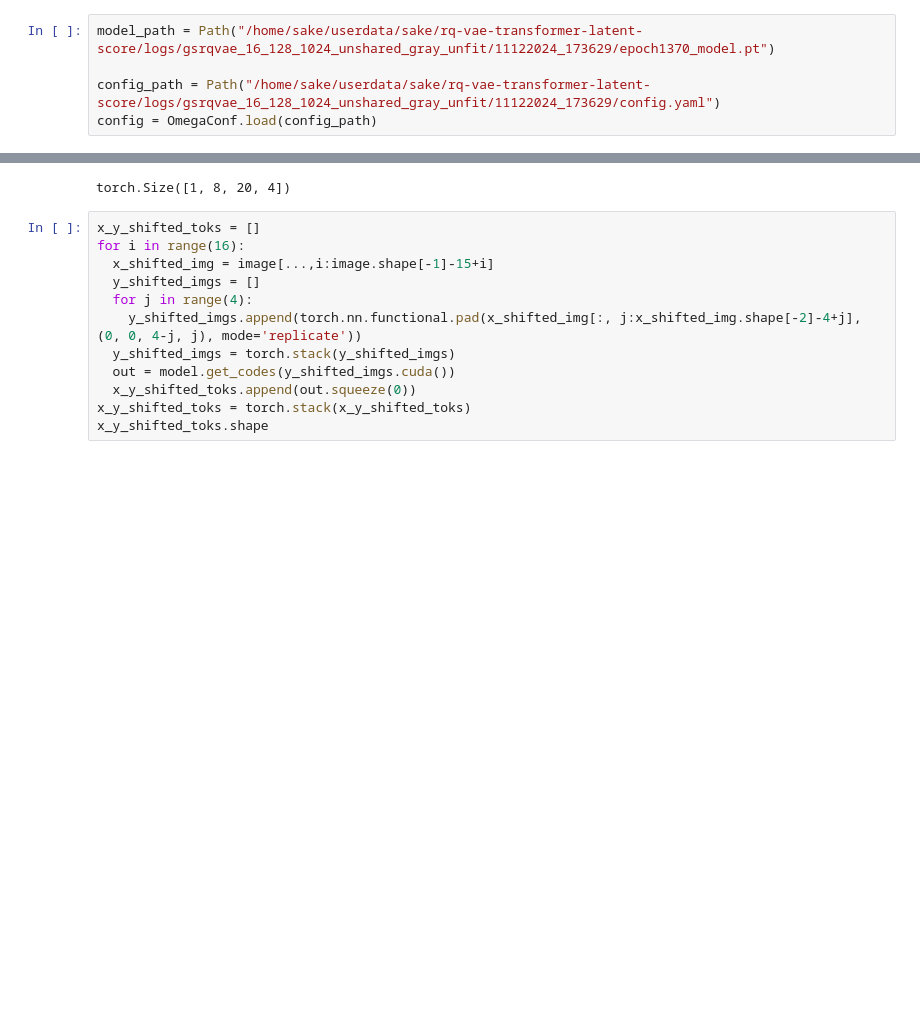
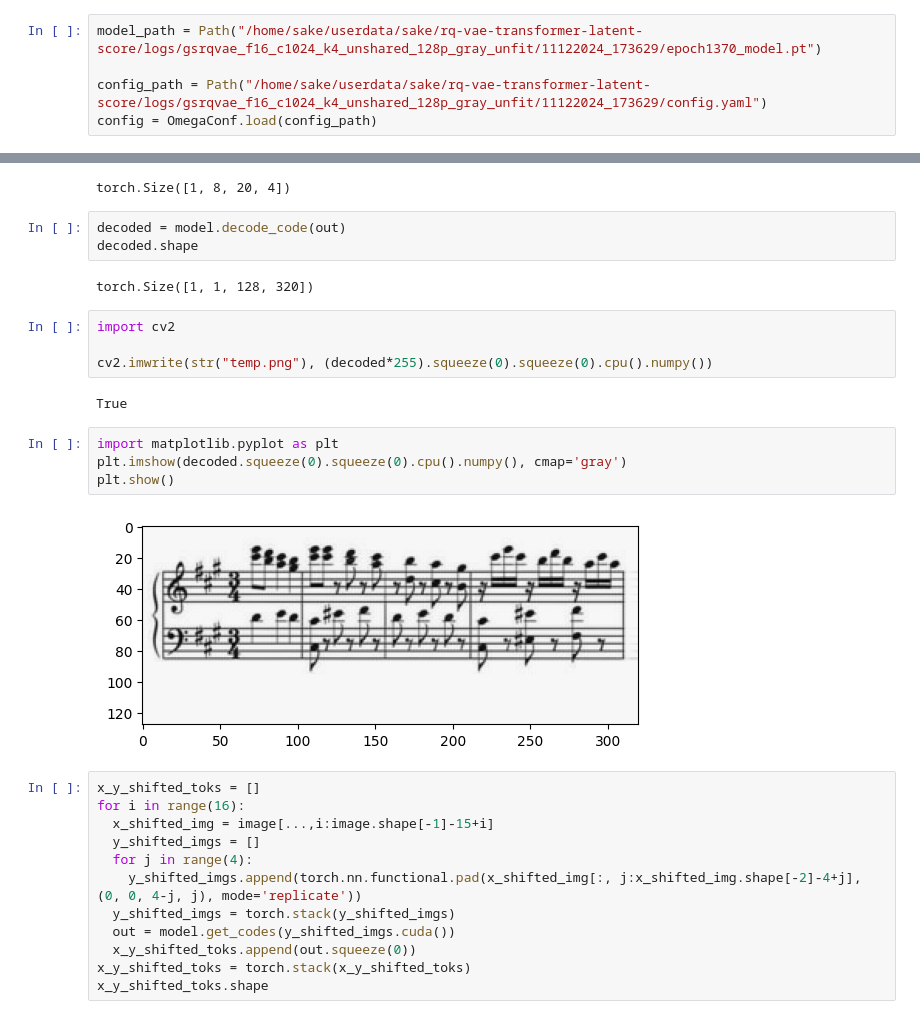
Before and after one commit to MALerLab/rq-vae-transformer, a Jupyter notebook: bake_tokens.ipynb, the cells around one changed output, grey strips where cells are left out. Cells and saved outputs as stored; diff of their text form; blank space fills up the shorter version.

```diff
--- a/bake_tokens.ipynb
+++ b/bake_tokens.ipynb
@@ -16,9 +16,9 @@ from rqvae.models.rqvae.rqvae import RQVAE
 from rqvae.utils.config import load_config, augment_arch_defaults
 from rqvae.models import create_model
 # %%
-model_path = Path("/home/sake/userdata/sake/rq-vae-transformer-latent-score/logs/gsrqvae_16_128_1024_unshared_gray_unfit/11122024_173629/epoch1370_model.pt")
+model_path = Path("/home/sake/userdata/sake/rq-vae-transformer-latent-score/logs/gsrqvae_f16_c1024_k4_unshared_128p_gray_unfit/11122024_173629/epoch1370_model.pt")
 
-config_path = Path("/home/sake/userdata/sake/rq-vae-transformer-latent-score/logs/gsrqvae_16_128_1024_unshared_gray_unfit/11122024_173629/config.yaml")
+config_path = Path("/home/sake/userdata/sake/rq-vae-transformer-latent-score/logs/gsrqvae_f16_c1024_k4_unshared_128p_gray_unfit/11122024_173629/config.yaml")
 config = OmegaConf.load(config_path)
 # %%
 config = load_config(config_path)
@@ -67,6 +67,23 @@ out = model.get_codes(image.unsqueeze(0).cuda())
 out.shape
 # %% [output]
 torch.Size([1, 8, 20, 4])
+# %%
+decoded = model.decode_code(out)
+decoded.shape
+# %% [output]
+torch.Size([1, 1, 128, 320])
+# %%
+import cv2
+
+cv2.imwrite(str("temp.png"), (decoded*255).squeeze(0).squeeze(0).cpu().numpy())
+# %% [output]
+True
+# %%
+import matplotlib.pyplot as plt
+plt.imshow(decoded.squeeze(0).squeeze(0).cpu().numpy(), cmap='gray')
+plt.show()
+# %% [output]
+[figure, added]
 # %%
 x_y_shifted_toks = []
 for i in range(16):
```
Also changed, not shown: parts of 10 cells of this notebook.
